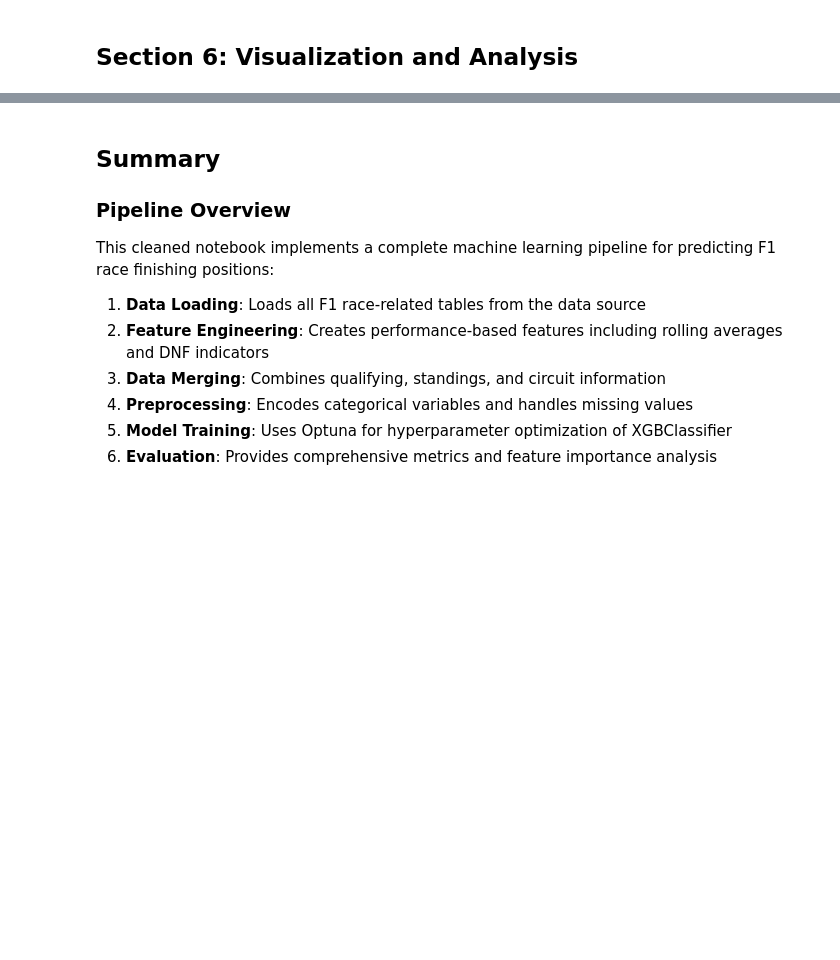
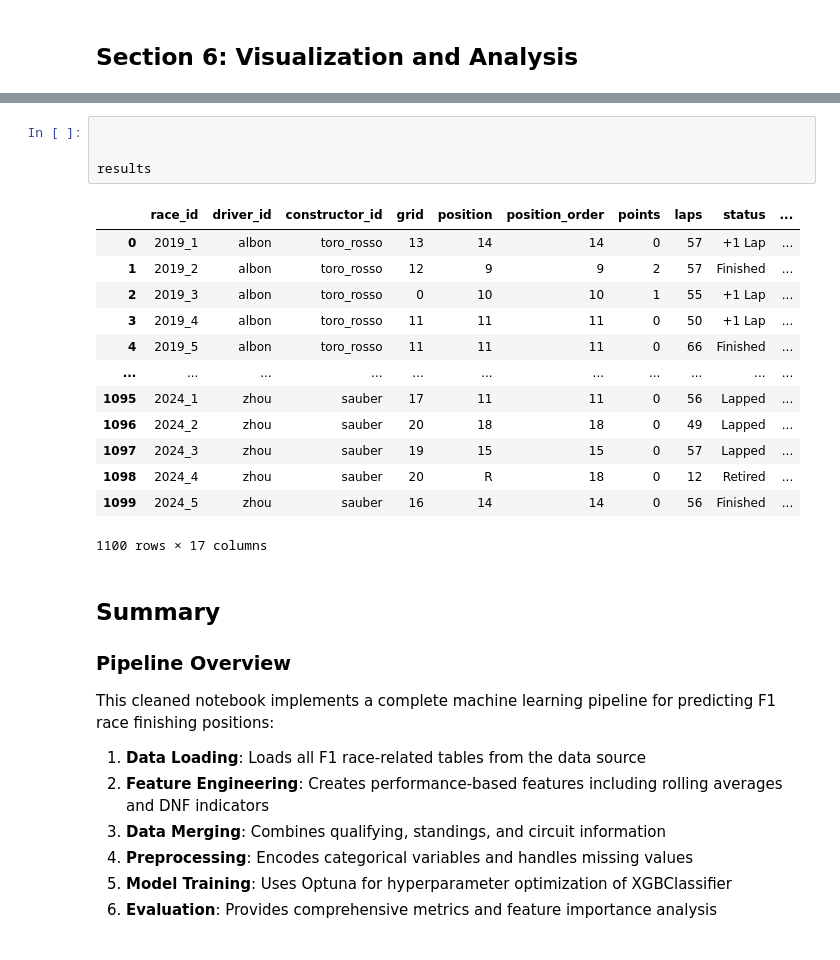
Before and after one commit to HanxxFeli/ApexF1, a Jupyter notebook: ml/ml_clean.ipynb, the cells around one changed output, grey strips where cells are left out. Drawn from its saved outputs; the diff is of its cells as text; blank space fills up the shorter version.

```diff
--- a/ml/ml_clean.ipynb
+++ b/ml/ml_clean.ipynb
@@ -766,3 +710,21 @@ Note: 1 = Top 10, 0 = Outside Top 10
+# %%
+
+
+results
+# %% [output]
+|  | race_id | driver_id | constructor_id | grid | position | position_order | points | laps | status | ... |
+| 0 | 2019_1 | albon | toro_rosso | 13 | 14 | 14 | 0 | 57 | +1 Lap | ... |
+| 1 | 2019_2 | albon | toro_rosso | 12 | 9 | 9 | 2 | 57 | Finished | ... |
+| 2 | 2019_3 | albon | toro_rosso | 0 | 10 | 10 | 1 | 55 | +1 Lap | ... |
+| 3 | 2019_4 | albon | toro_rosso | 11 | 11 | 11 | 0 | 50 | +1 Lap | ... |
+| 4 | 2019_5 | albon | toro_rosso | 11 | 11 | 11 | 0 | 66 | Finished | ... |
+| ... | ... | ... | ... | ... | ... | ... | ... | ... | ... | ... |
+| 1095 | 2024_1 | zhou | sauber | 17 | 11 | 11 | 0 | 56 | Lapped | ... |
+| 1096 | 2024_2 | zhou | sauber | 20 | 18 | 18 | 0 | 49 | Lapped | ... |
+| 1097 | 2024_3 | zhou | sauber | 19 | 15 | 15 | 0 | 57 | Lapped | ... |
+| 1098 | 2024_4 | zhou | sauber | 20 | R | 18 | 0 | 12 | Retired | ... |
+| 1099 | 2024_5 | zhou | sauber | 16 | 14 | 14 | 0 | 56 | Finished | ... |
+1100 rows × 17 columns
 # %% [markdown]
 ## Summary
 
```
Also changed, not shown: parts of 6 cells of this notebook.
